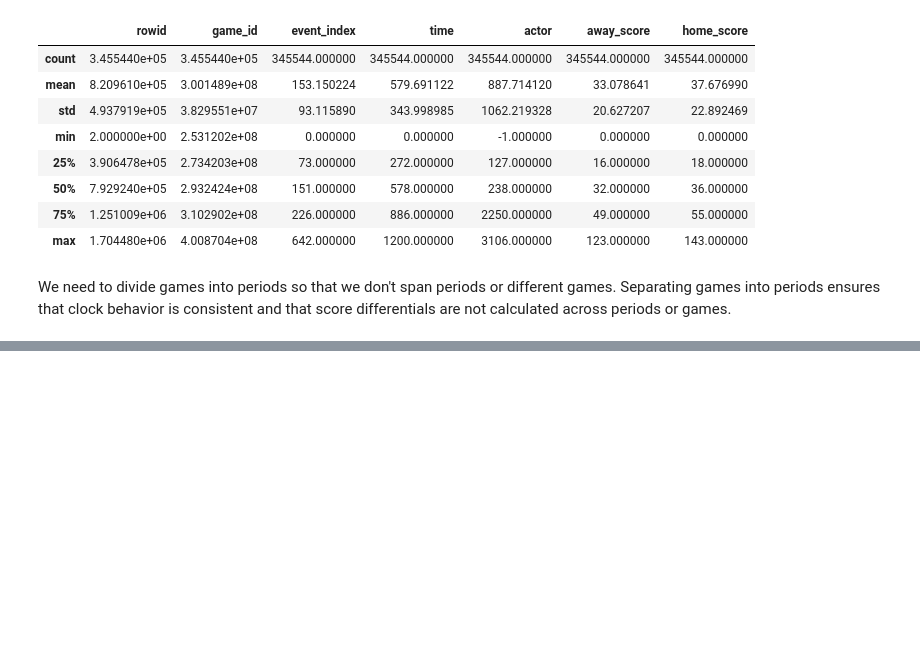
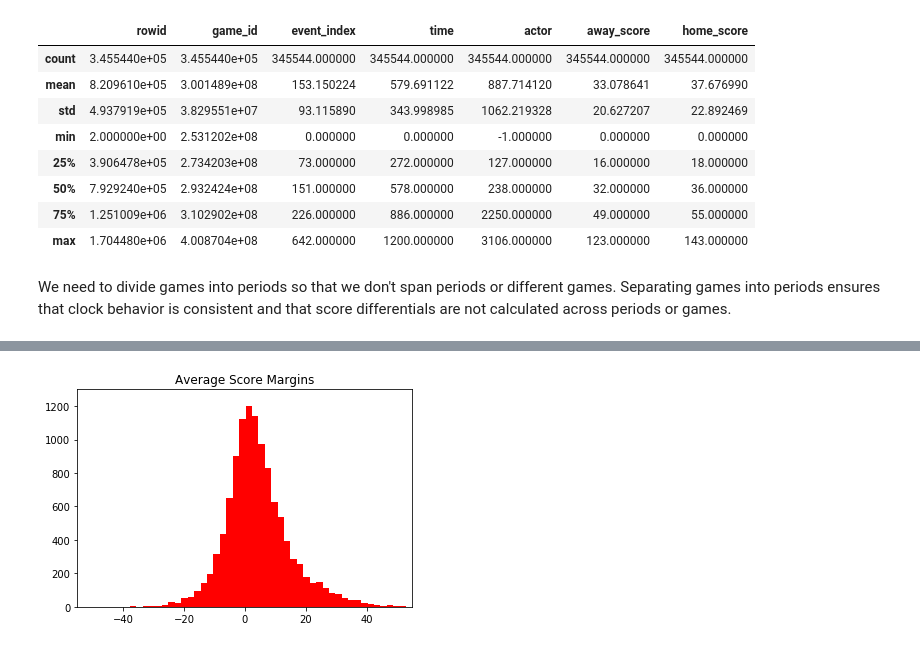
Before and after one commit to mattfred10/Timeout-Analyzer, a Jupyter notebook: Run Analyzer.ipynb, the cells around one changed output, grey strips where cells are left out. Drawn from its saved outputs; the diff is of its cells as text; code cells hidden in the pictures; blank space fills up the shorter version.

```diff
--- a/Run Analyzer.ipynb
+++ b/Run Analyzer.ipynb
@@ -178,0 +297,11 @@ score_margin_df.describe()
+# %%
+# Everything looks pretty normal here.
+# As will be common, there is a slight skew toward the home team.
+fig = plt.figure()
+plt.ylim([0,1300])
+plt.xlim([-55,55])
+plt.hist(score_margin_df.scores.dropna(), bins=50, color='r', alpha=1, label='diff')
+plt.title("Average Score Margins")
+plt.show()
+# %% [output]
+[figure, added]
```
Also changed, not shown: parts of 46 cells of this notebook, 5 other files.
